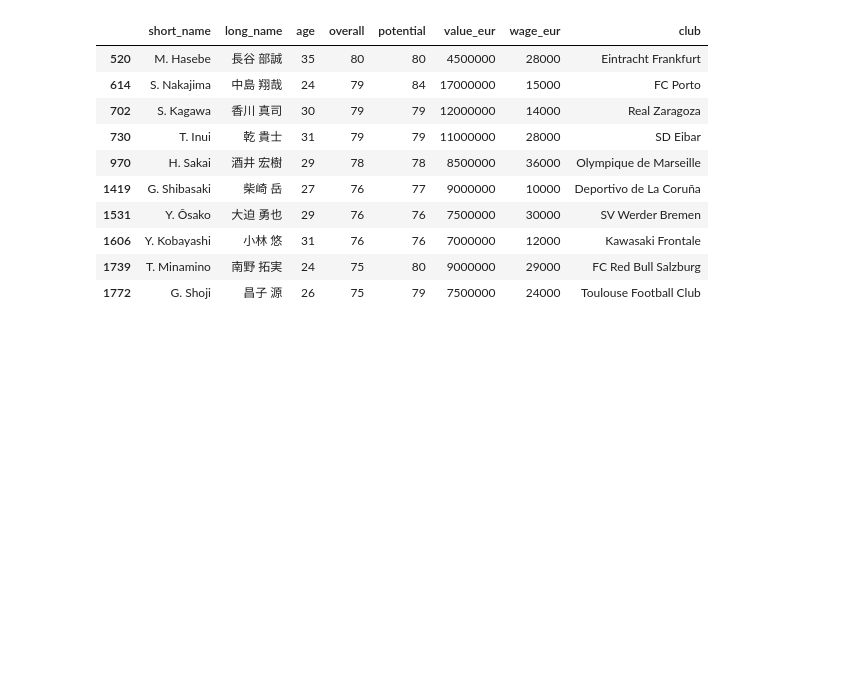
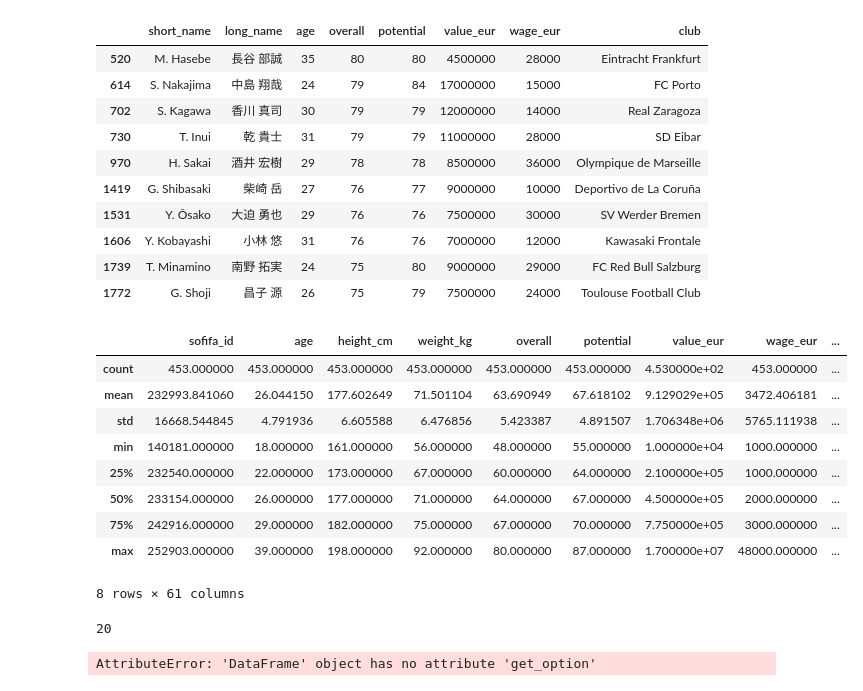
Before and after one commit to shimakaze-git/football-data-analysis, a Jupyter notebook: fifa20.ipynb, the cells around one changed output. Saved outputs shown, nothing was run; the diff lists cells and outputs as text; code cells hidden in the pictures; blank space fills up the shorter version.

```diff
--- a/fifa20.ipynb
+++ b/fifa20.ipynb
@@ -550,3 +550,24 @@ japan_players[['short_name', 'long_name', 'age', 'overall', 'potential', 'value_
 | 1606 | Y. Kobayashi | 小林 悠 | 31 | 76 | 76 | 7000000 | 12000 | Kawasaki Frontale |
 | 1739 | T. Minamino | 南野 拓実 | 24 | 75 | 80 | 9000000 | 29000 | FC Red Bull Salzburg |
 | 1772 | G. Shoji | 昌子 源 | 26 | 75 | 79 | 7500000 | 24000 | Toulouse Football Club |
+# %%
+japan_players.describe()
+# %% [output]
+|  | sofifa_id | age | height_cm | weight_kg | overall | potential | value_eur | wage_eur | ... |
+| count | 453.000000 | 453.000000 | 453.000000 | 453.000000 | 453.000000 | 453.000000 | 4.530000e+02 | 453.000000 | ... |
+| mean | 232993.841060 | 26.044150 | 177.602649 | 71.501104 | 63.690949 | 67.618102 | 9.129029e+05 | 3472.406181 | ... |
+| std | 16668.544845 | 4.791936 | 6.605588 | 6.476856 | 5.423387 | 4.891507 | 1.706348e+06 | 5765.111938 | ... |
+| min | 140181.000000 | 18.000000 | 161.000000 | 56.000000 | 48.000000 | 55.000000 | 1.000000e+04 | 1000.000000 | ... |
+| 25% | 232540.000000 | 22.000000 | 173.000000 | 67.000000 | 60.000000 | 64.000000 | 2.100000e+05 | 1000.000000 | ... |
+| 50% | 233154.000000 | 26.000000 | 177.000000 | 71.000000 | 64.000000 | 67.000000 | 4.500000e+05 | 2000.000000 | ... |
+| 75% | 242916.000000 | 29.000000 | 182.000000 | 75.000000 | 67.000000 | 70.000000 | 7.750000e+05 | 3000.000000 | ... |
+| max | 252903.000000 | 39.000000 | 198.000000 | 92.000000 | 80.000000 | 87.000000 | 1.700000e+07 | 48000.000000 | ... |
+8 rows × 61 columns
+# %%
+pd.get_option("display.max_columns")
+# %% [output]
+20
+# %%
+japan_players.get_option("display.max_columns")
+# %% [output]
+AttributeError: 'DataFrame' object has no attribute 'get_option'
```
Also changed, not shown: parts of 3 cells of this notebook, 5 other files.
